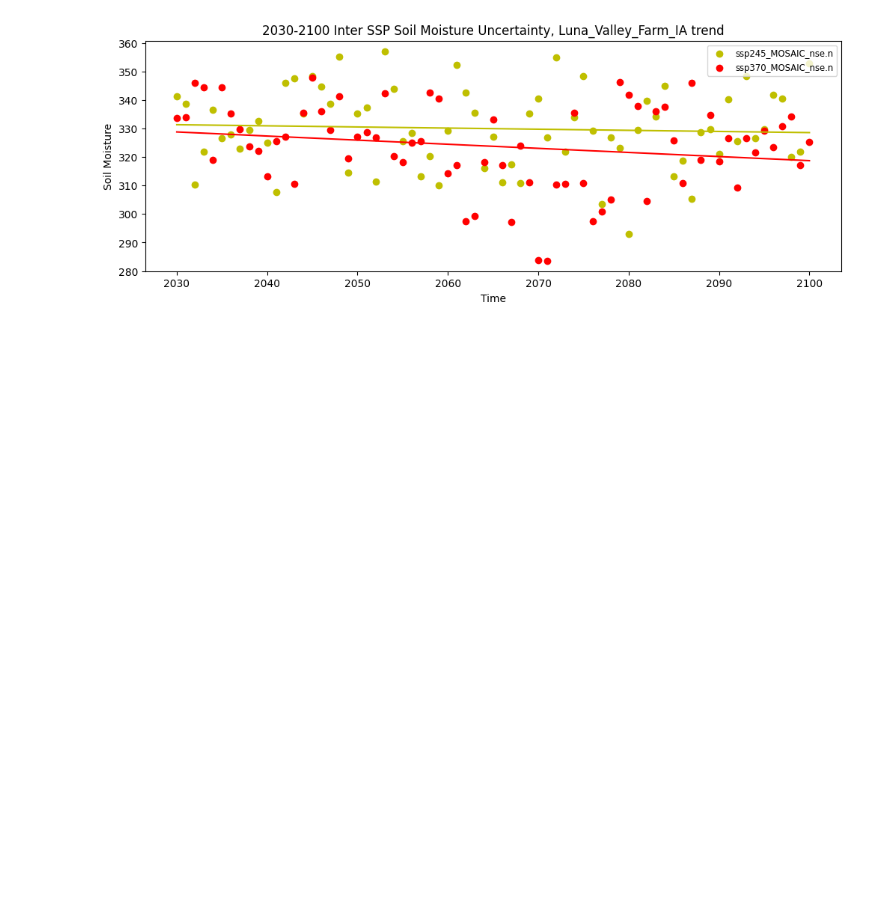
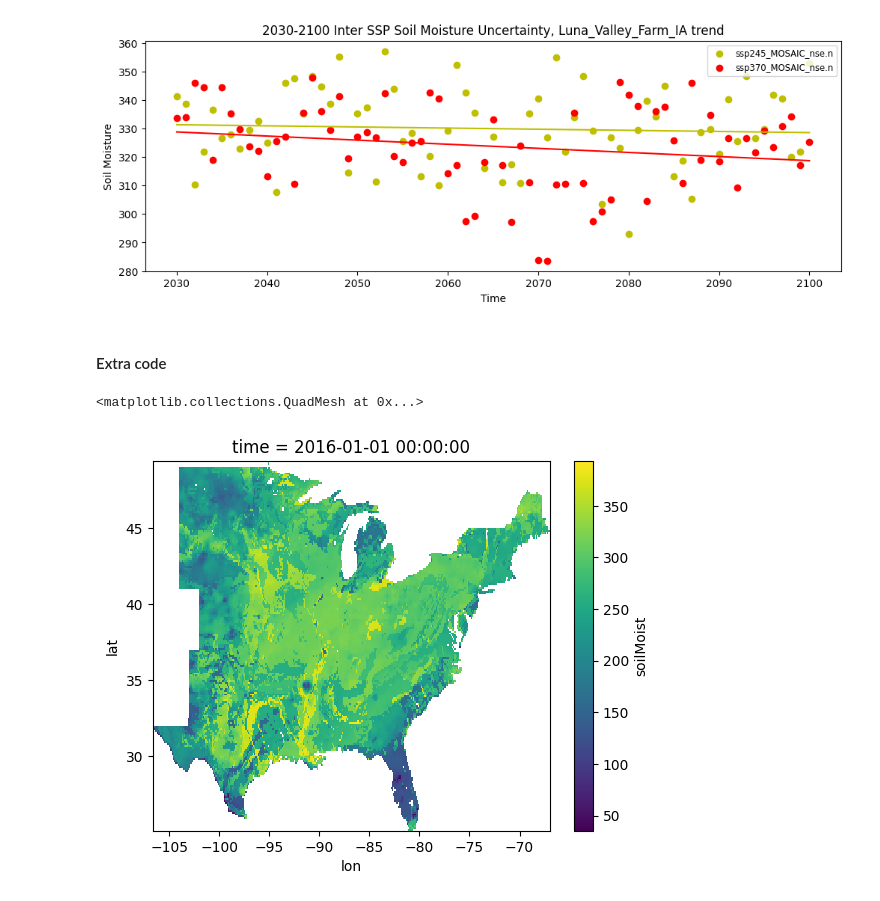
Before and after one commit to theo-avila/avila_et_al_2025_pyWBM_yield, a Jupyter notebook: 0_pyWBM_uncertainity.ipynb, the cells around one changed output. Saved outputs shown, nothing was run; the diff lists cells and outputs as text; code cells hidden in the pictures; blank space fills up the shorter version.

```diff
--- a/0_pyWBM_uncertainity.ipynb
+++ b/0_pyWBM_uncertainity.ipynb
@@ -437,3 +437,12 @@ plt.savefig(base_path + (f'1_soil_moist_model_{fixed_model}_{base_pattern[1:-1]}
 #plt.show()
 # %% [output]
 [figure]
+# %% [markdown]
+#### Extra code
+# %%
+filein = "/storage/group/pches/default/users/dcl5300/wbm_soilM_uc_2024_DATA/projections/eCONUS/out/LOCA2/CNRM-ESM2-1_r1i1p1f2_ssp370_NOAH_nse.nc"
+ds_bounds = xr.open_dataset(filein)
+ds_bounds.isel(time=0).soilMoist.plot()
+# %% [output]
+<matplotlib.collections.QuadMesh at 0x...>
+[figure, added]
```
Also changed, not shown: 5 other files.
